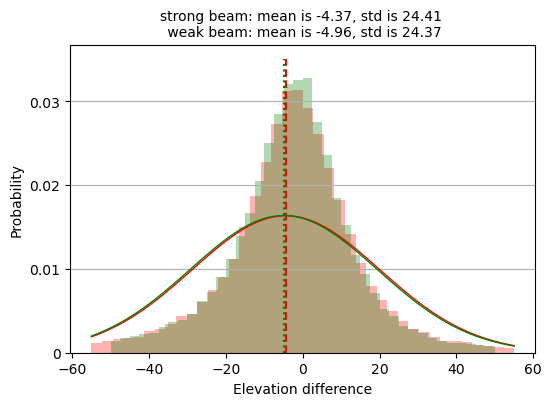
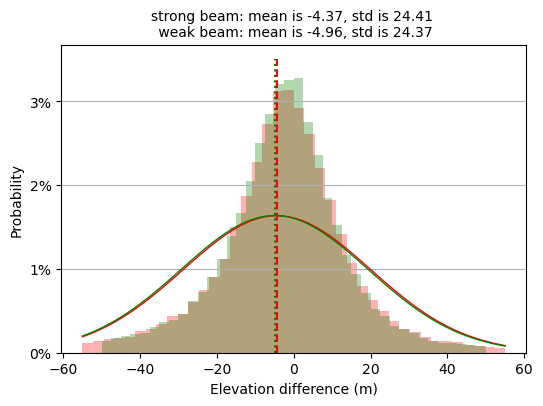
The change to this notebook cell's code, shown as a diff; its figure went from the first image to the second:
--- before
+++ after
@@ -18,9 +18,9 @@
 p_weak = norm.pdf(x_weak, mu_weak, std_weak)
 ax.plot(x_weak, p_weak, 'green', linewidth=1)
+ax.set_yticks([0, 0.01, 0.02, 0.03, 0.04], ['0%', '1%', '2%', '3%', '4%'])
 ax.vlines(x=mu_weak, ymin=0, ymax=0.035, colors='green', linestyles='dotted')
 ax.grid(axis='y')
-ticks = ax.set_yticks([0, 0.01, 0.02, 0.03], ['0', '0.01', '0.02', '0.03'])
 ax.set_ylabel('Probability')
-ax.set_xlabel('Elevation difference')
+ax.set_xlabel('Elevation difference (m)')
 ax.set_title('strong beam: mean is %.2f, std is %.2f \n weak beam: mean is %.2f, std is %.2f' \
                                         % (mu_strong, std_strong, mu_weak, std_weak), fontsize = 10)

Commit: new commit